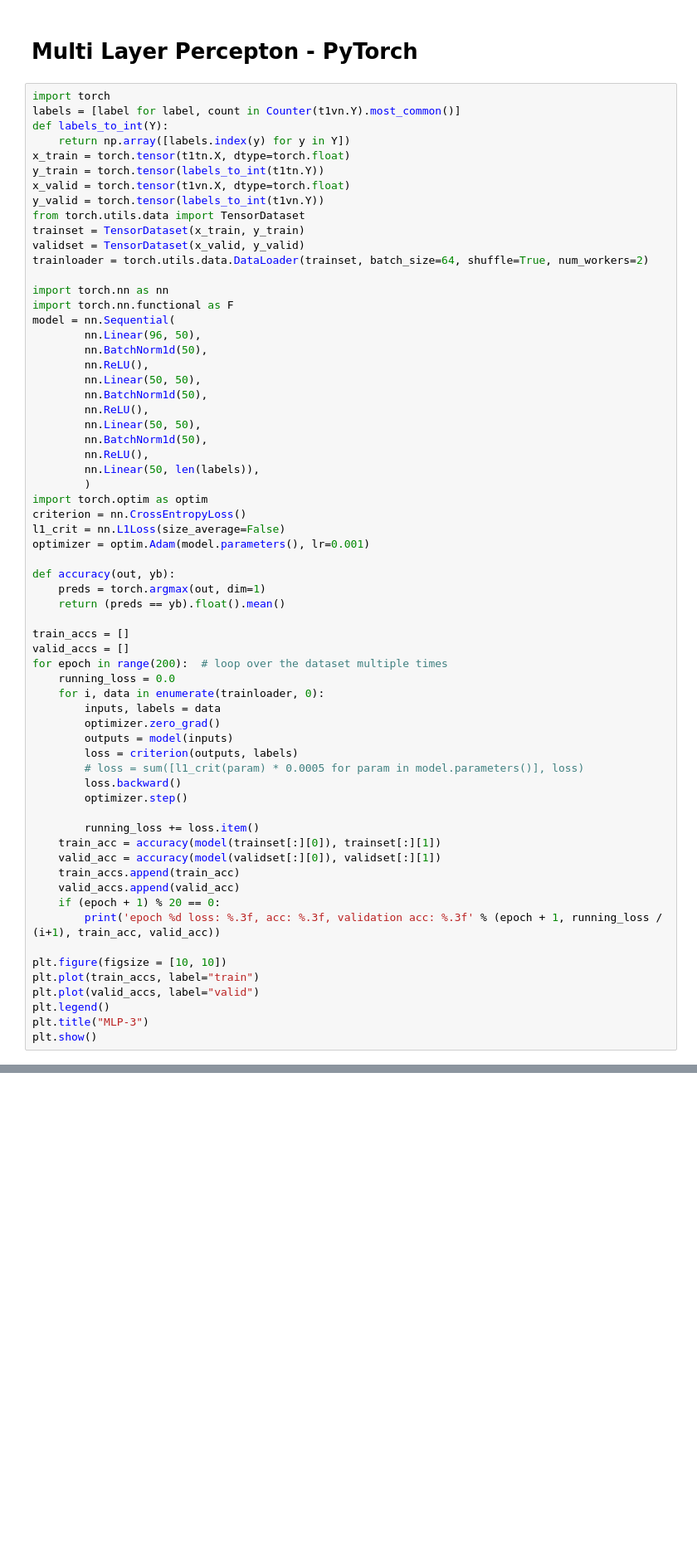
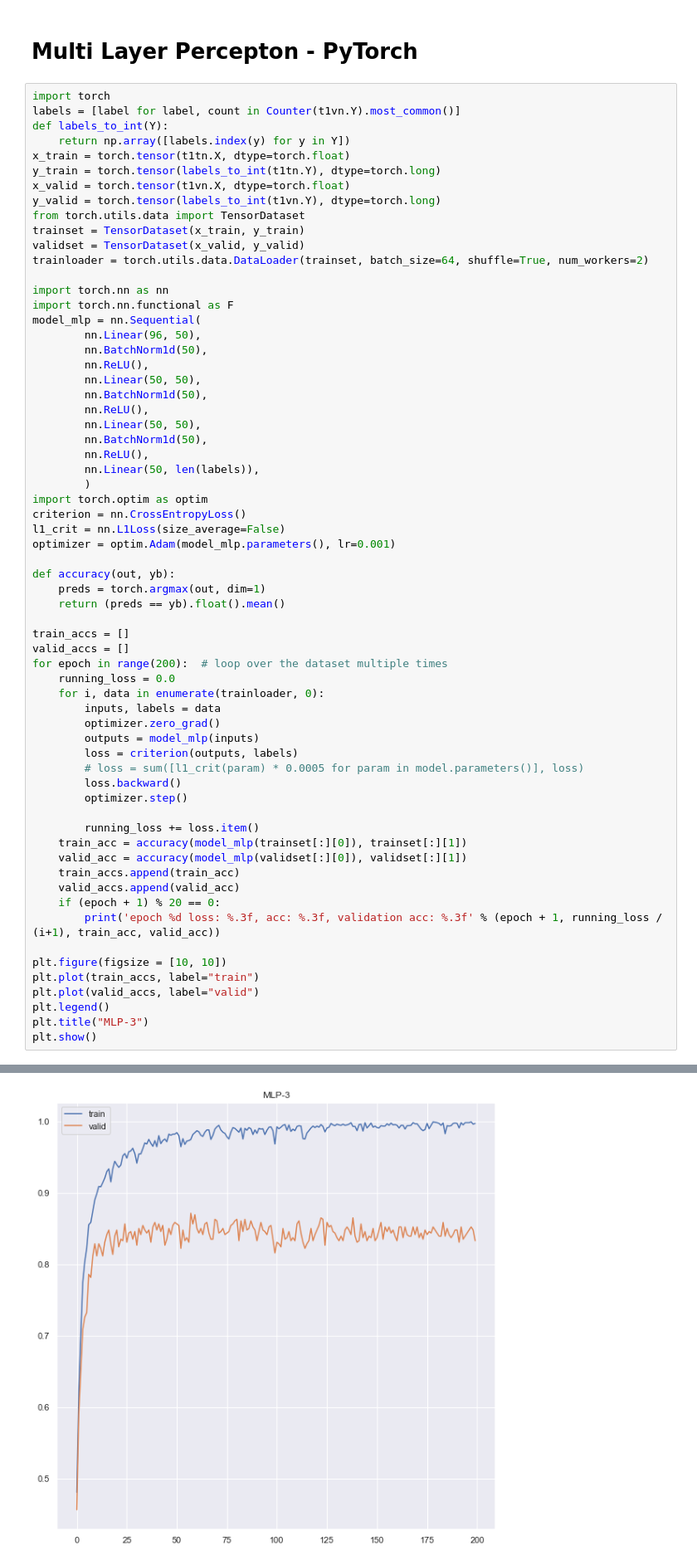
Before and after one commit to dovydask/MLMB-project, a Jupyter notebook: group_project.ipynb, the cells around one changed output, grey strips where cells are left out. Shown at 83% size. Saved outputs shown, nothing was run; the diff lists cells and outputs as text; blank space fills up the shorter version.

```diff
--- a/group_project.ipynb
+++ b/group_project.ipynb
@@ -1514,9 +1547,9 @@ labels = [label for label, count in Counter(t1vn.Y).most_common()]
 def labels_to_int(Y):
     return np.array([labels.index(y) for y in Y])
 x_train = torch.tensor(t1tn.X, dtype=torch.float)
-y_train = torch.tensor(labels_to_int(t1tn.Y))
+y_train = torch.tensor(labels_to_int(t1tn.Y), dtype=torch.long)
 x_valid = torch.tensor(t1vn.X, dtype=torch.float)
-y_valid = torch.tensor(labels_to_int(t1vn.Y))
+y_valid = torch.tensor(labels_to_int(t1vn.Y), dtype=torch.long)
 from torch.utils.data import TensorDataset
 trainset = TensorDataset(x_train, y_train)
 validset = TensorDataset(x_valid, y_valid)
@@ -1524,7 +1557,7 @@ trainloader = torch.utils.data.DataLoader(trainset, batch_size=64, shuffle=True,
 
 import torch.nn as nn
 import torch.nn.functional as F
-model = nn.Sequential(
+model_mlp = nn.Sequential(
         nn.Linear(96, 50),
         nn.BatchNorm1d(50),
         nn.ReLU(),
@@ -1539,7 +1572,7 @@ model = nn.Sequential(
 import torch.optim as optim
 criterion = nn.CrossEntropyLoss()
 l1_crit = nn.L1Loss(size_average=False)
-optimizer = optim.Adam(model.parameters(), lr=0.001)
+optimizer = optim.Adam(model_mlp.parameters(), lr=0.001)
 
 def accuracy(out, yb):
     preds = torch.argmax(out, dim=1)
@@ -1552,15 +1585,15 @@ for epoch in range(200):  # loop over the dataset multiple times
     for i, data in enumerate(trainloader, 0):
         inputs, labels = data
         optimizer.zero_grad()
-        outputs = model(inputs)
+        outputs = model_mlp(inputs)
         loss = criterion(outputs, labels)
         # loss = sum([l1_crit(param) * 0.0005 for param in model.parameters()], loss)
         loss.backward()
         optimizer.step()
 
         running_loss += loss.item()
-    train_acc = accuracy(model(trainset[:][0]), trainset[:][1])
-    valid_acc = accuracy(model(validset[:][0]), validset[:][1])
+    train_acc = accuracy(model_mlp(trainset[:][0]), trainset[:][1])
+    valid_acc = accuracy(model_mlp(validset[:][0]), validset[:][1])
     train_accs.append(train_acc)
     valid_accs.append(valid_acc)
     if (epoch + 1) % 20 == 0:
@@ -1572,3 +1605,4 @@ plt.plot(valid_accs, label="valid")
 plt.legend()
 plt.title("MLP-3")
 plt.show()
+# %% [output]
@@ -1574,0 +1619 @@ plt.show()
+[figure, added]
```
Also changed, not shown: parts of 32 cells of this notebook.
